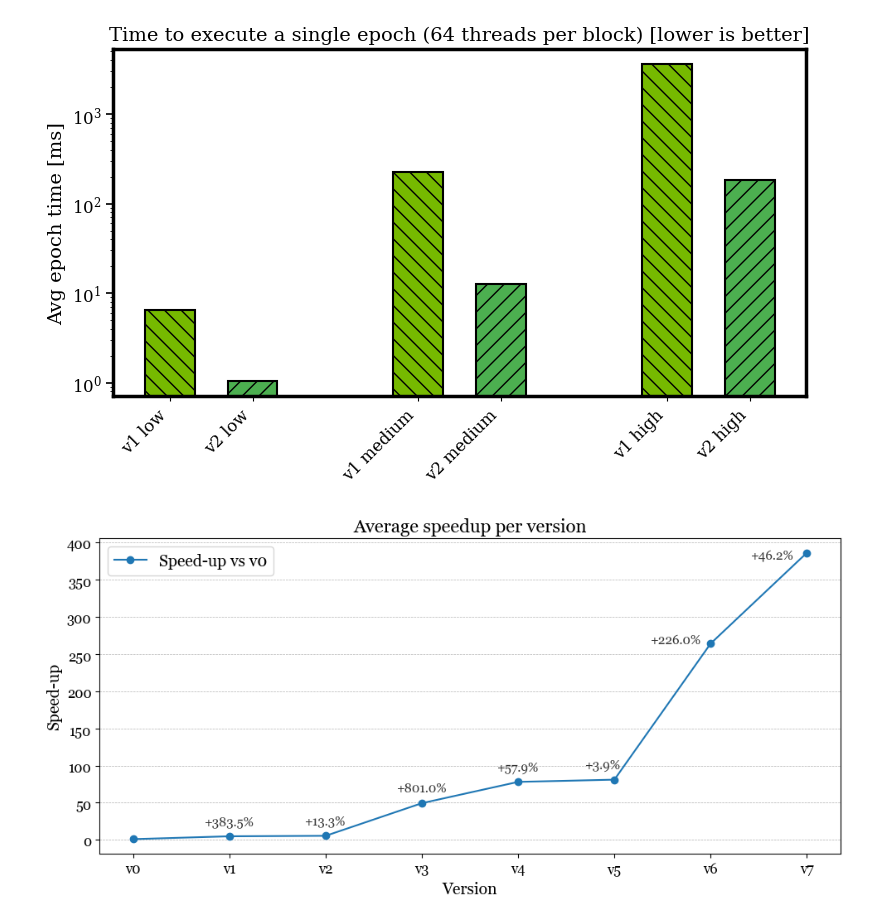
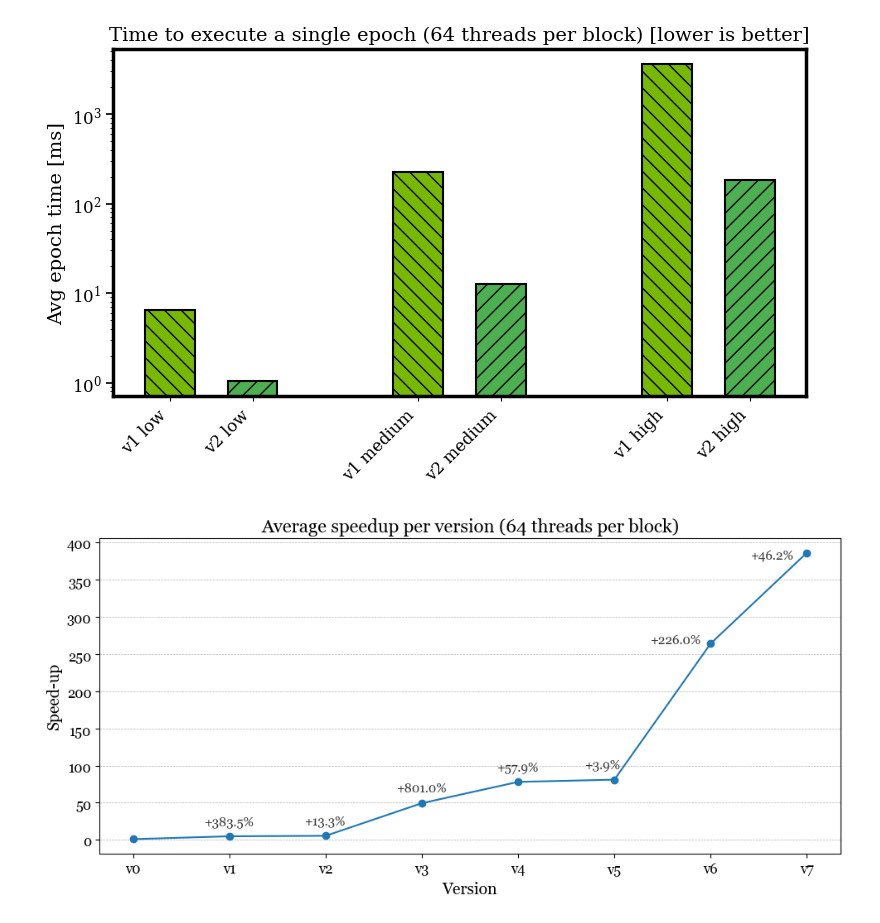
Before and after one commit to andimatteo/cuda-particles-simulator, a Jupyter notebook: utils/histogram.ipynb, the cells around one changed output. Cells and saved outputs as stored; diff of their text form; code cells hidden in the pictures.

```diff
--- a/utils/histogram.ipynb
+++ b/utils/histogram.ipynb
@@ -181,7 +181,7 @@ delta_pct = [0.0] + [
 
 # ─────────────── Plot ───────────────
 rcParams.update({
-    "font.family"   : "Georgia",
+    "font.family"   : "Serif",
     "font.size"     : 14,
     "axes.titlesize": 16,
     "axes.labelsize": 14,
@@ -200,32 +200,32 @@ ax.plot(x, speed_vs_0, marker='o', linestyle='-', color='#1f77b4',
 for i in range(1, len(x)):
     if i >= 5:
         break
     ax.annotate(f"+{delta_pct[i]:.1f}%", (x[i], speed_vs_0[i]),
                 textcoords="offset points", xytext=(0, 10),
                 ha='center', fontsize=11, color="#333333")
 
 ax.annotate(f"+{delta_pct[5]:.1f}%", (x[5], speed_vs_0[5]),
                 textcoords="offset points", xytext=(-10, 10),
                 ha='center', fontsize=11, color="#333333")
 
 ax.annotate(f"+{delta_pct[6]:.1f}%", (x[6], speed_vs_0[6]),
                 textcoords="offset points", xytext=(-30, 0),
                 ha='center', fontsize=11, color="#333333")
 
 ax.annotate(f"+{delta_pct[7]:.1f}%", (x[7], speed_vs_0[7]),
                 textcoords="offset points", xytext=(-30, -5),
                 ha='center', fontsize=11, color="#333333")
 
 # Layout
 ax.set_xlabel("Version")
 ax.set_ylabel("Speed-up")
-ax.set_title("Average speedup per version")
+ax.set_title("Average speedup per version (64 threads per block)")
 ax.set_xticks(x)
 ax.set_xticklabels([f"v{v}" for v in versions])
 ax.grid(axis='y', linestyle='--', linewidth=0.5)
 
 plt.tight_layout()
 plt.savefig("speedup.svg", format="svg")
 plt.show()
 # %% [output]
-[figure, old version]
+[figure, new version]
```
